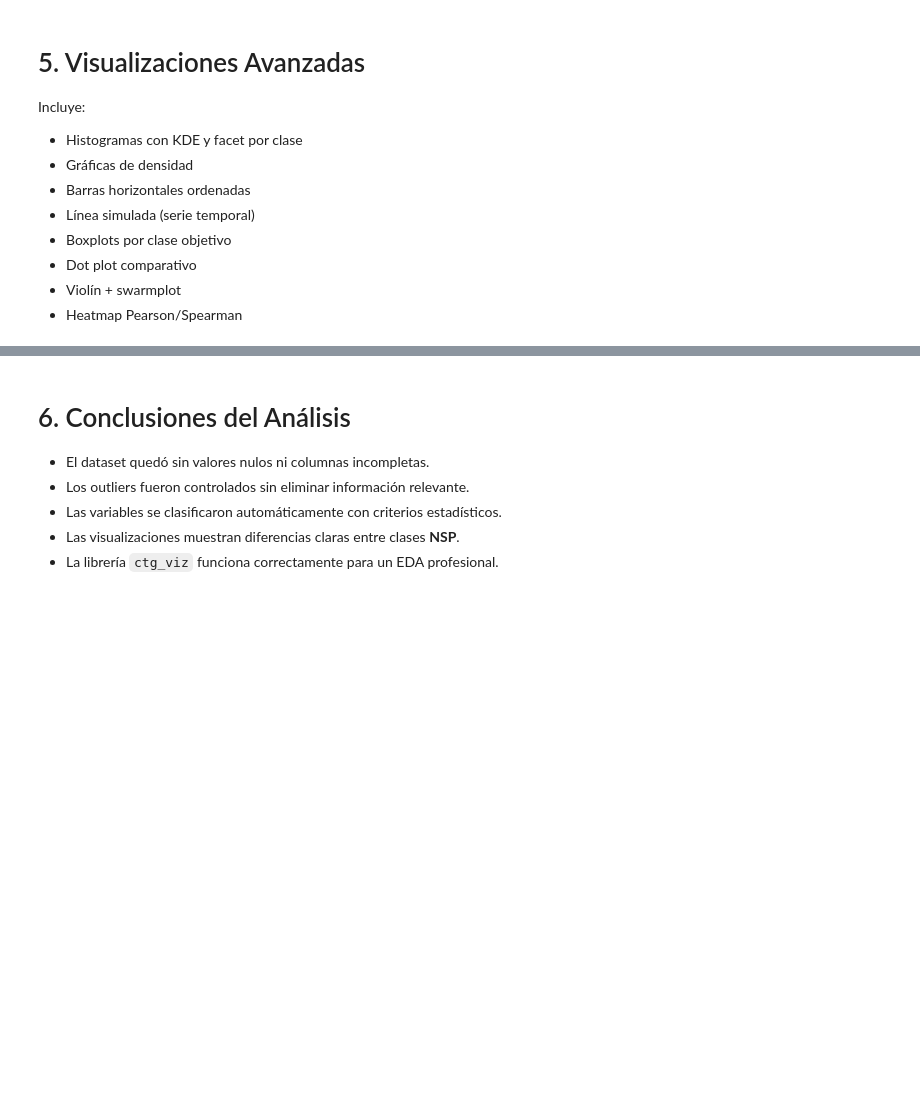
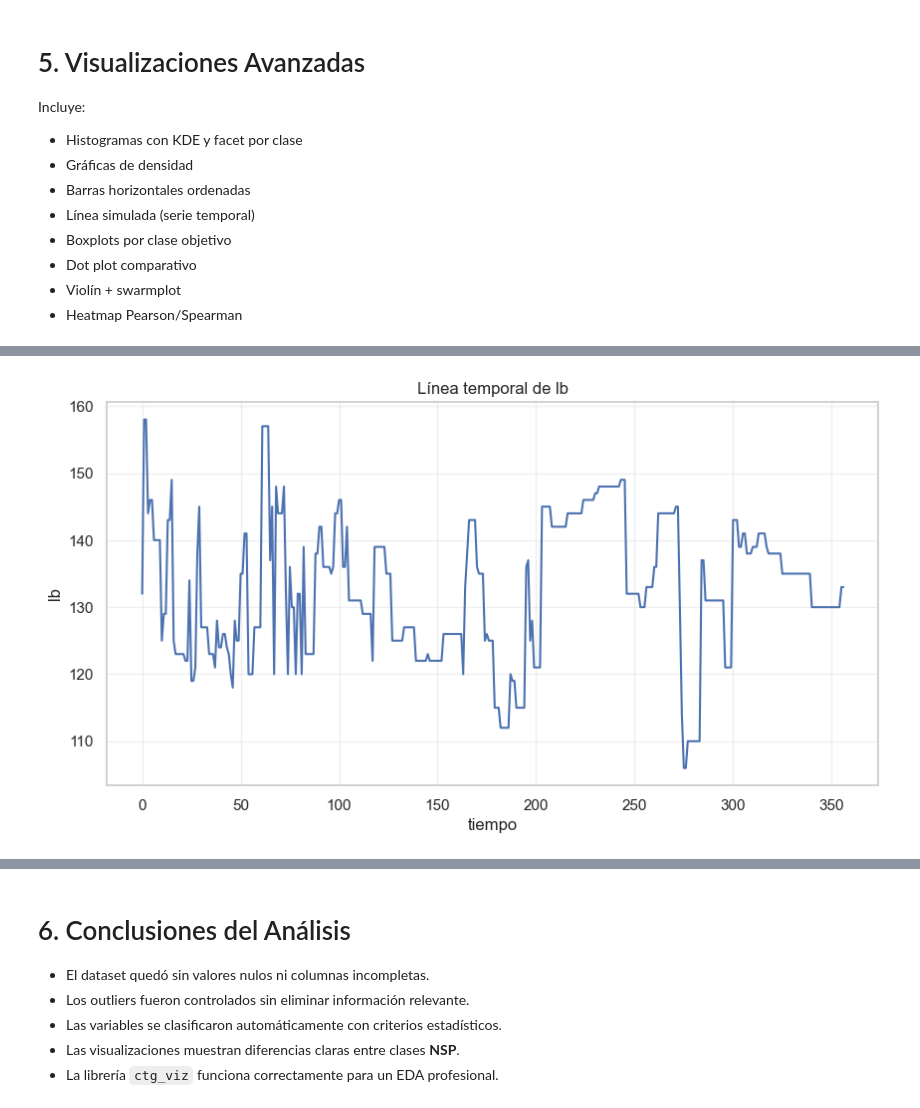
Before and after one commit to actdavidmc/ctg_viz_project, a Jupyter notebook: 01_exploracion.ipynb, the cells around one changed output, grey strips where cells are left out. Cells and saved outputs as stored; diff of their text form; code cells hidden in the pictures; blank space fills up the shorter version.

```diff
--- a/01_exploracion.ipynb
+++ b/01_exploracion.ipynb
@@ -133,3 +216,5 @@ plot_barplot(df, columna="NSP")
 # %%
-plot_line(df, columna="LB")
+plot_line(df, columna="lb")
+# %% [output]
+[figure, added]
 # %%
```
Also changed, not shown: parts of 15 cells of this notebook, 2 other files.
